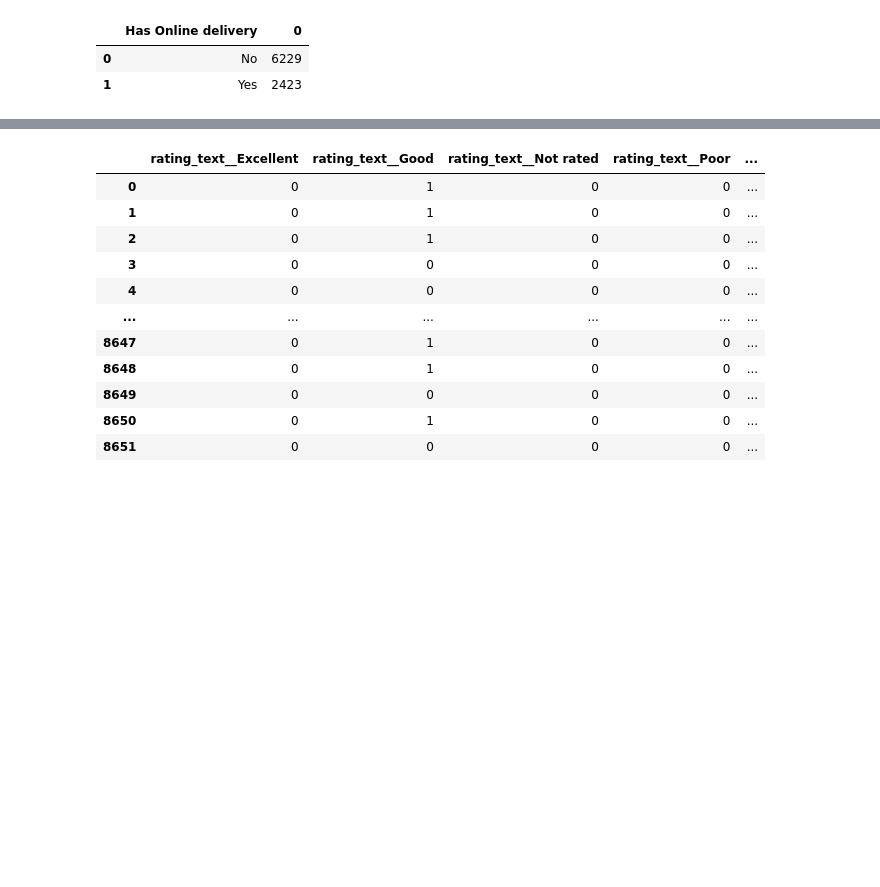
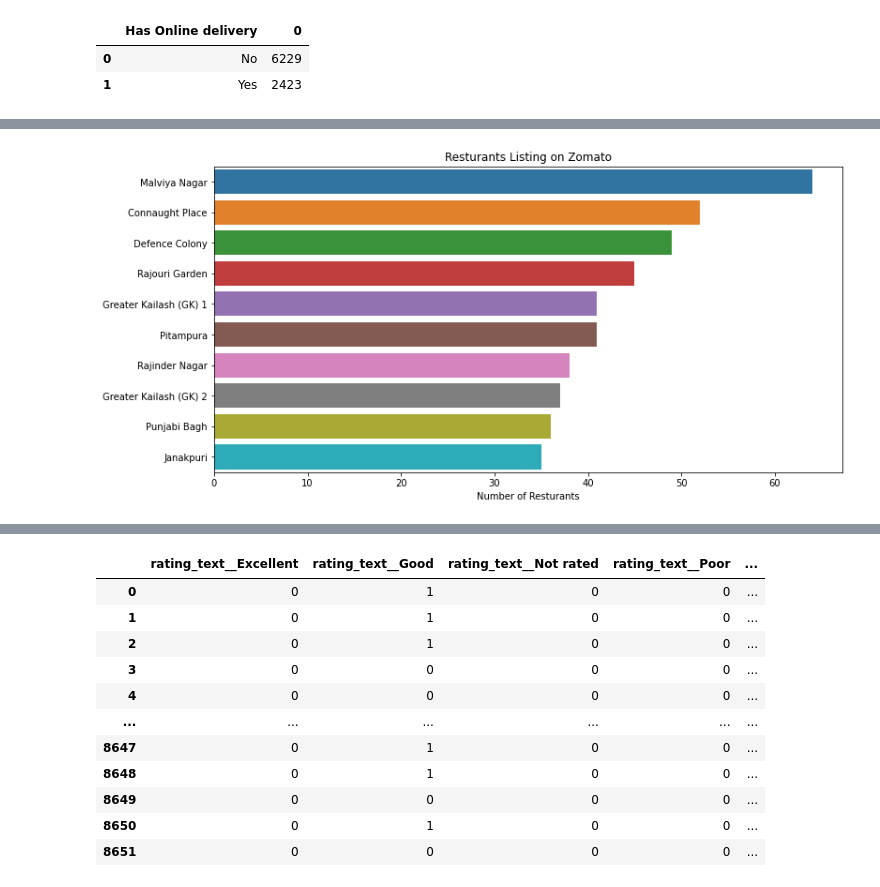
Before and after one commit to Minhaas/Food-takeaway-analysis, a Jupyter notebook: New_code.ipynb, the cells around one changed output, grey strips where cells are left out. Drawn from its saved outputs; the diff is of its cells as text; code cells hidden in the pictures; blank space fills up the shorter version.

```diff
--- a/New_code.ipynb
+++ b/New_code.ipynb
@@ -166,3 +299,13 @@ city_plot(city_stats(data, 'Gurgaon'))
+# %%
+Delhi = df_res_cuisine_online_delivery[(df_res_cuisine_online_delivery.City == 'New Delhi')]
+plt.figure(figsize=(12,6))
+sns.barplot(x=Delhi.Locality.value_counts().head(10), y=Delhi.Locality.value_counts().head(10).index)
+
+plt.ylabel(None);
+plt.xlabel('Number of Resturants')
+plt.title('Resturants Listing on Zomato');
+# %% [output]
+[figure, added]
 # %%
 #Logistic Regression model
 
```
Also changed, not shown: parts of 9 cells of this notebook.
